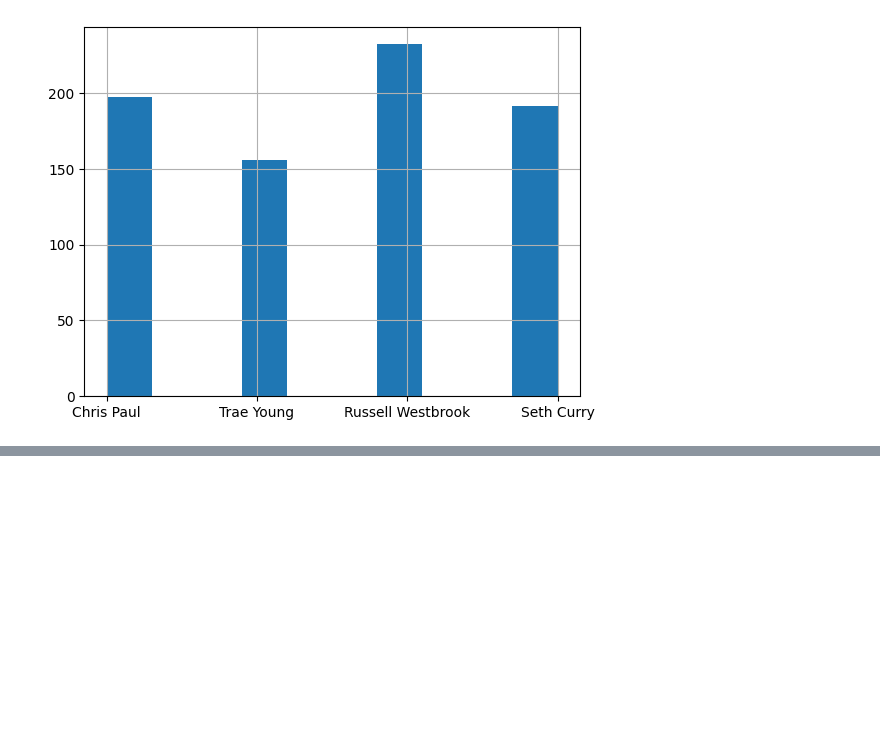
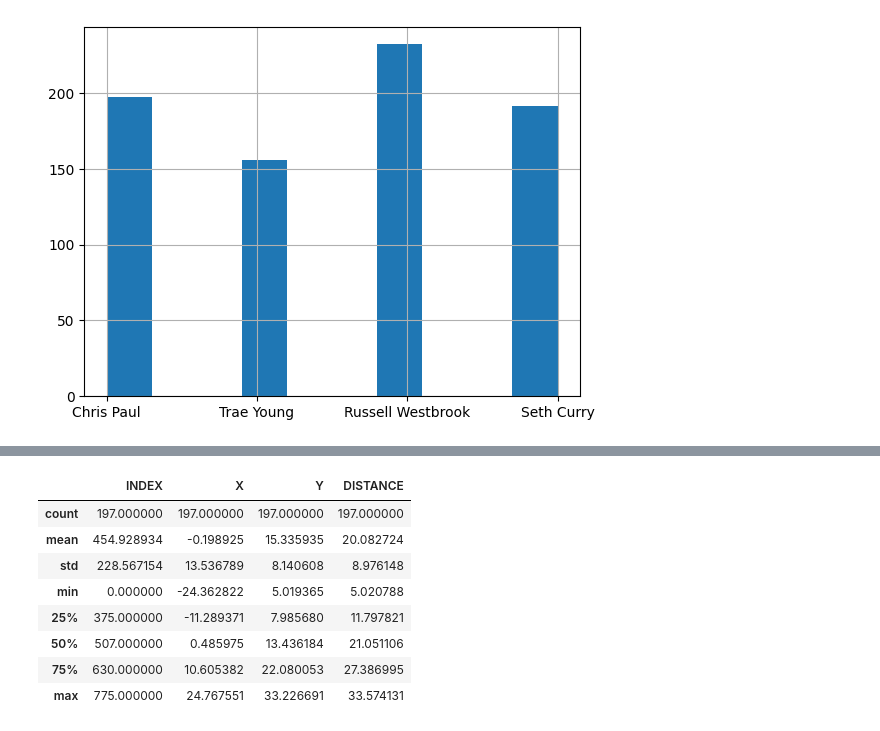
Before and after one commit to kacpersienkiewicz/NBAShootingAnalysis, a Jupyter notebook: NBAShootingAnalysis.ipynb, the cells around one changed output, grey strips where cells are left out. Cells and saved outputs as stored; diff of their text form; code cells hidden in the pictures; blank space fills up the shorter version.

```diff
--- a/NBAShootingAnalysis.ipynb
+++ b/NBAShootingAnalysis.ipynb
@@ -551,0 +564,12 @@ DefenderArray = [SCDefenderdf, CPDefenderdf, RWDefenderdf, TYDefenderdf]
+# %%
+CPDefenderdf.describe()
+# %% [output]
+|  | INDEX | X | Y | DISTANCE |
+| count | 197.000000 | 197.000000 | 197.000000 | 197.000000 |
+| mean | 454.928934 | -0.198925 | 15.335935 | 20.082724 |
+| std | 228.567154 | 13.536789 | 8.140608 | 8.976148 |
+| min | 0.000000 | -24.362822 | 5.019365 | 5.020788 |
+| 25% | 375.000000 | -11.289371 | 7.985680 | 11.797821 |
+| 50% | 507.000000 | 0.485975 | 13.436184 | 21.051106 |
+| 75% | 630.000000 | 10.605382 | 22.080053 | 27.386995 |
+| max | 775.000000 | 24.767551 | 33.226691 | 33.574131 |
```
Also changed, not shown: parts of 7 cells of this notebook.
